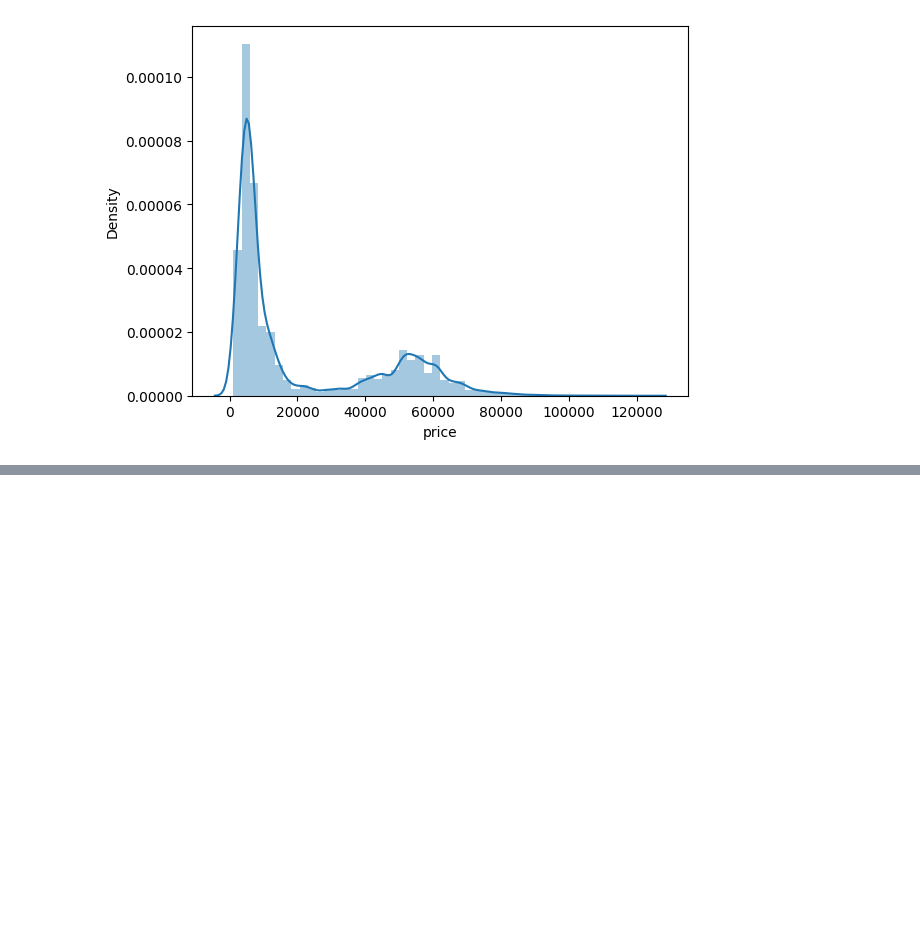
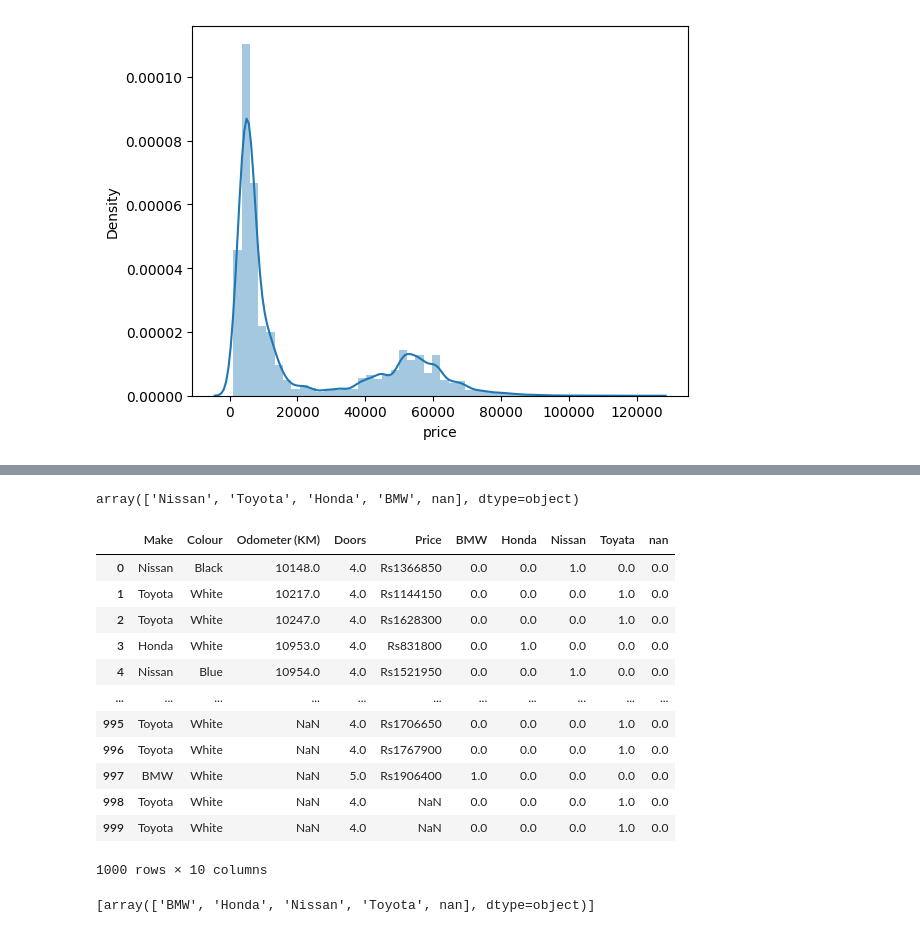
Before and after one commit to RanjanYadav5405/Machine-Learning, a Jupyter notebook: CIE-2.ipynb, the cells around one changed output, grey strips where cells are left out. Cells and saved outputs as stored; diff of their text form; code cells hidden in the pictures; blank space fills up the shorter version.

```diff
--- a/CIE-2.ipynb
+++ b/CIE-2.ipynb
@@ -549,0 +658,4 @@ https://gist.github.com/mwaskom/de44147ed2974457ad6372750bbe5751
+# %%
+# OneHot Encoding Read “CarSalesPreprocessingDataset.csv”
+data4 = pd.read_csv("CarSalesPreprocessingDataset.csv")
+data4
@@ -549,0 +676,32 @@ https://gist.github.com/mwaskom/de44147ed2974457ad6372750bbe5751
+# %%
+# Look inside data and find any one categorical text data. and Add encoded values in the dataset with the above step.
+data4['Make'].unique()
+# %% [output]
+array(['Nissan', 'Toyota', 'Honda', 'BMW', nan], dtype=object)
+# %%
+# Look inside data and find any one categorical text data. and Add encoded values in the dataset with the above step.
+from sklearn.preprocessing import OneHotEncoder
+one = OneHotEncoder()
+x = data4[["Make"]]
+data4[["BMW","Honda","Nissan","Toyata","nan"]] = one.fit_transform(x).toarray()
+data4
+# %% [output]
+|  | Make | Colour | Odometer (KM) | Doors | Price | BMW | Honda | Nissan | Toyata | nan |
+| 0 | Nissan | Black | 10148.0 | 4.0 | Rs1366850 | 0.0 | 0.0 | 1.0 | 0.0 | 0.0 |
+| 1 | Toyota | White | 10217.0 | 4.0 | Rs1144150 | 0.0 | 0.0 | 0.0 | 1.0 | 0.0 |
+| 2 | Toyota | White | 10247.0 | 4.0 | Rs1628300 | 0.0 | 0.0 | 0.0 | 1.0 | 0.0 |
+| 3 | Honda | White | 10953.0 | 4.0 | Rs831800 | 0.0 | 1.0 | 0.0 | 0.0 | 0.0 |
+| 4 | Nissan | Blue | 10954.0 | 4.0 | Rs1521950 | 0.0 | 0.0 | 1.0 | 0.0 | 0.0 |
+| ... | ... | ... | ... | ... | ... | ... | ... | ... | ... | ... |
+| 995 | Toyota | White | NaN | 4.0 | Rs1706650 | 0.0 | 0.0 | 0.0 | 1.0 | 0.0 |
+| 996 | Toyota | White | NaN | 4.0 | Rs1767900 | 0.0 | 0.0 | 0.0 | 1.0 | 0.0 |
+| 997 | BMW | White | NaN | 5.0 | Rs1906400 | 1.0 | 0.0 | 0.0 | 0.0 | 0.0 |
+| 998 | Toyota | White | NaN | 4.0 | NaN | 0.0 | 0.0 | 0.0 | 1.0 | 0.0 |
+| 999 | Toyota | White | NaN | 4.0 | NaN | 0.0 | 0.0 | 0.0 | 1.0 | 0.0 |
+1000 rows × 10 columns
+# %%
+# Find different categories of encoded column.
+onehot = one.categories_
+onehot
+# %% [output]
+[array(['BMW', 'Honda', 'Nissan', 'Toyota', nan], dtype=object)]
```
Also changed, not shown: parts of 10 cells of this notebook, 1 other file.
